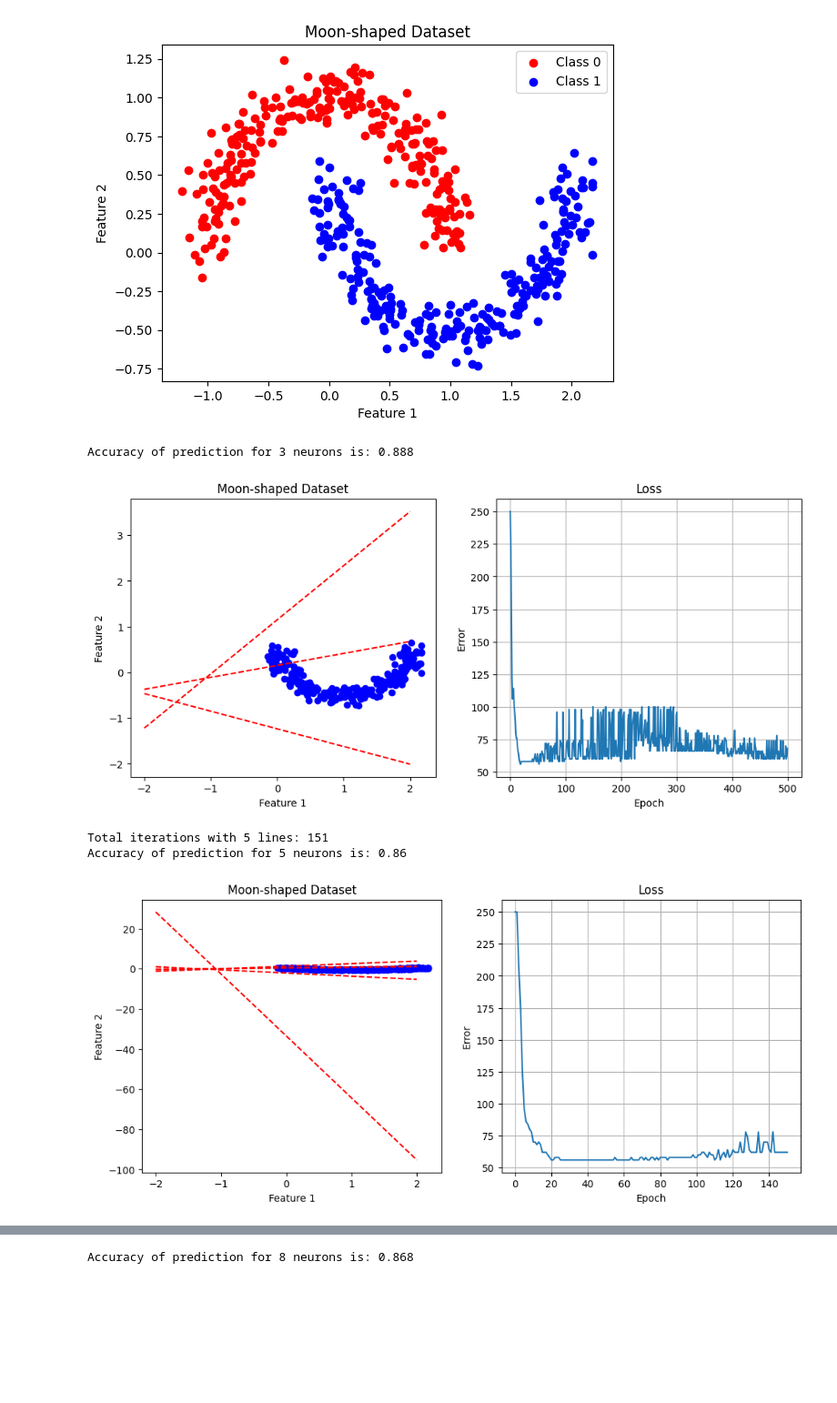
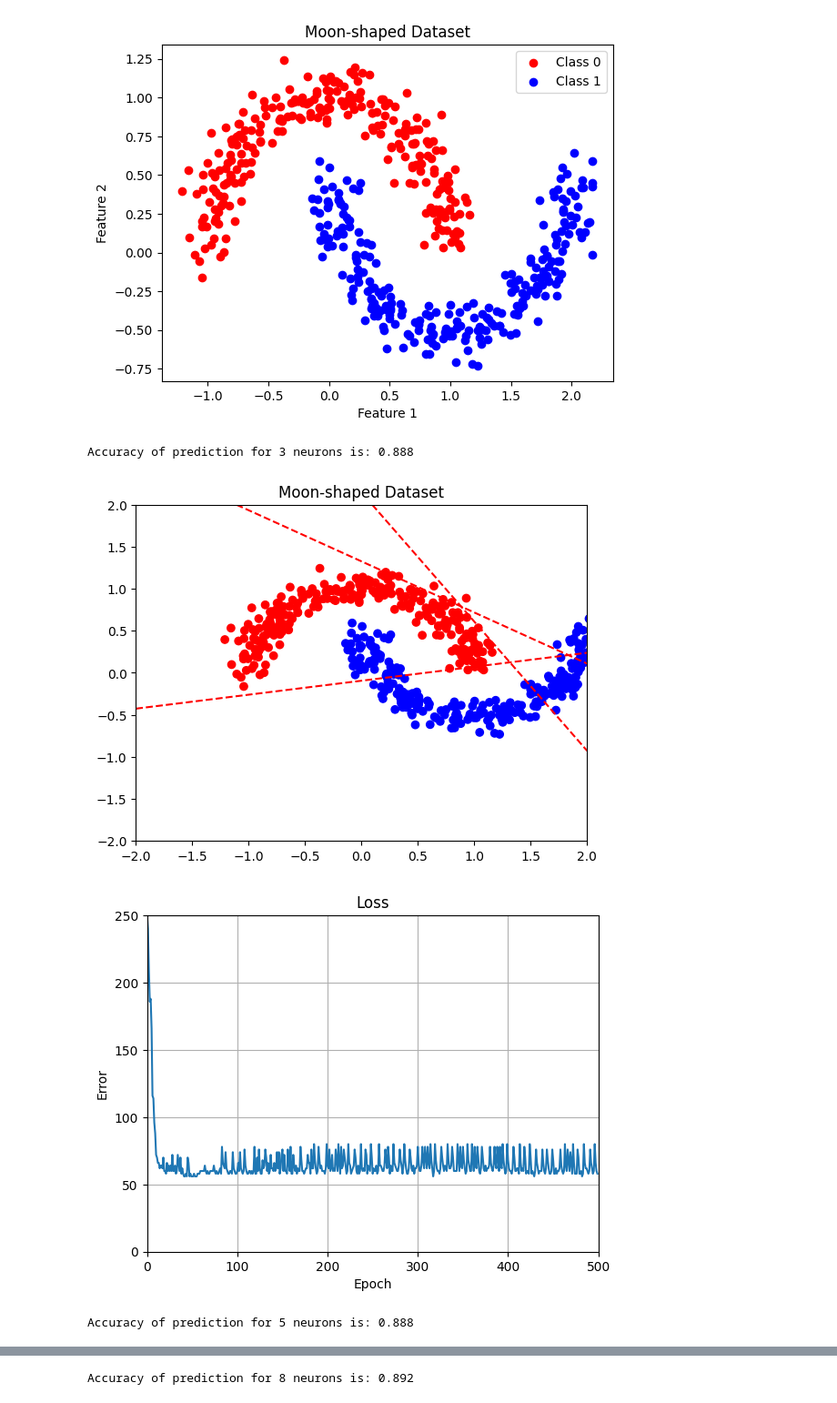
Before and after one commit to pooyaaf/Neural-Networks-Deep-Learning, a Jupyter notebook: Homework/HomeWork1/NoteBooks/Q2/AdaLine-BinaryClassification.ipynb, the cells around one changed output, grey strips where cells are left out. Shown at 91% size. Cells and saved outputs as stored; diff of their text form; code cells hidden in the pictures; blank space fills up the shorter version.

```diff
--- a/Homework/HomeWork1/NoteBooks/Q2/AdaLine-BinaryClassification.ipynb
+++ b/Homework/HomeWork1/NoteBooks/Q2/AdaLine-BinaryClassification.ipynb
@@ -264,54 +258,52 @@ Y[Y == 0] = -1
+# %%
+# Change label=0 to label=-1
+Y_moons[Y_moons == 0] = -1
+
+# Change X_train_moons, X_test_moons, Y_train_moons, Y_test_moons based on lable=-1
+X_train_moons, X_test_moons, Y_train_moons, Y_test_moons = train_test_split(X_moons,
+                                                                            Y_moons, test_size=0.5, random_state=3)
 # %%
 import matplotlib.pyplot as plt
 
 neuron_counts = [3, 5, 8]
 
-for i in range(3):
-    # Create a figure with two subplots (moon shapes and loss/error)
-    fig, (ax1, ax2) = plt.subplots(1, 2, figsize=(12, 5))
-
+for i in range(len(neuron_counts)):
     # Define Madaline with a different number of hidden layer neurons
     madaline = Madaline(neuron_counts[i], learning_rate=0.001)
 
     # Fit Madaline on X_train and Y_train
-    madaline.fit(X_train, Y_train)  # Assuming you have X_train and Y_train
+    madaline.fit(X_train_moons, Y_train_moons)
 
-    # Predict X_test with Madaline model
-    pred = madaline.predict(X_test)  # Assuming you have X_test
+    #predict x_test with madaline model
+    pred = madaline.predict(X_test_moons)
 
     # Calculate Madaline model accuracy
     from sklearn.metrics import accuracy_score
-    acc = accuracy_score(pred, Y_test)  # Assuming you have Y_test
+    acc = accuracy_score(pred, Y_test_moons)  # Assuming you have Y_test_moons
     print("Accuracy of prediction for", neuron_counts[i], "neurons is:", acc)
 
-    # Plot the moon shapes on the first subplot
-    ax1.scatter(X_moons[Y_moons == 0][:, 0], X_moons[Y_moons == 0]
-                [:, 1], color='red', label='Class 0')
-    ax1.scatter(X_moons[Y_moons == 1][:, 0], X_moons[Y_moons == 1]
-                [:, 1], color='blue', label='Class 1')
-    ax1.set_xlabel('Feature 1')
-    ax1.set_ylabel('Feature 2')
-    ax1.set_title("Moon-shaped Dataset")
+    # Plot the moon shapes on the first plot
+    # Plot the lines produced by the Madaline model on the same plot
+    for i in range(neuron_counts[i]):
+      plt.axline((0, float(-madaline.b[i] / madaline.weights[i][1])), slope=-madaline.weights[i][0] / madaline.weights[i][1], color="r", linestyle='dashed')
+    plt.scatter(X_moons[:,0], X_moons[:,1], c=['b' if y == 1 else 'r' for y in Y_moons.reshape(-1)])
+    plt.title('Moon-shaped Dataset')
+    plt.xlim([-2, 2]) # Adjust the x-axis limits as needed
+    plt.ylim([-2, 2]) # Adjust the y-axis limits as needed
+    plt.show()
 
-    # Plot the lines produced by the Madaline model on the same subplot
-    for j in range(neuron_counts[i]):
-        w0, w1 = madaline.weights[j]
-        b = madaline.b[j]
-        x_line = [-2, 2]  # Adjust the x-axis limits as needed
-        y_line = [(-w0 * x + b) / w1 for x in x_line]
-        ax1.plot(x_line, y_line, color='red', linestyle='dashed')
-
-    # Plot the loss (error) on the second subplot
-    ax2.plot(madaline.cost_, label=f'{neuron_counts[i]} Neurons')
-    ax2.set_title('Loss')
-    ax2.set_xlabel('Epoch')
-    ax2.set_ylabel('Error')
-    ax2.grid()
-
+    # Plot the loss (error) on the second plot
+    plt.plot(madaline.cost_)
+    plt.title('Loss')
+    plt.xlabel('Epoch')
+    plt.ylabel('Error')
+    plt.grid()
+    # Set the x and y limits for the second plot
+    plt.xlim([0, len(madaline.cost_)])  # Adjust the x-axis limits for the loss plot
+    plt.ylim([0, max(madaline.cost_)])  # Adjust the y-axis limits for the loss plot
     plt.show()
 # %% [output]
 Accuracy of prediction for 3 neurons is: 0.888
-[figure, old version]
+[figure, new version]
+[figure, new version]
-Total iterations with 5 lines: 151
-Accuracy of prediction for 5 neurons is: 0.86
+Accuracy of prediction for 5 neurons is: 0.888
-[figure, old version]
@@ -318 +312 @@ Accuracy of prediction for 5 neurons is: 0.86
-Accuracy of prediction for 8 neurons is: 0.868
+Accuracy of prediction for 8 neurons is: 0.892
```
Also changed, not shown: parts of 6 cells of this notebook.
